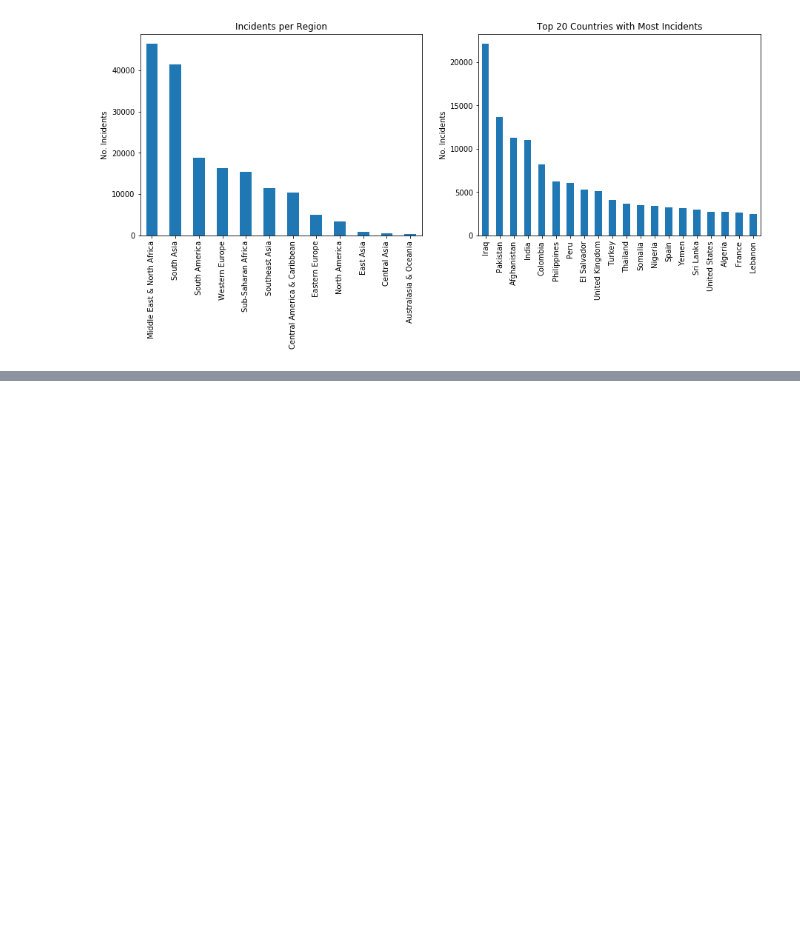
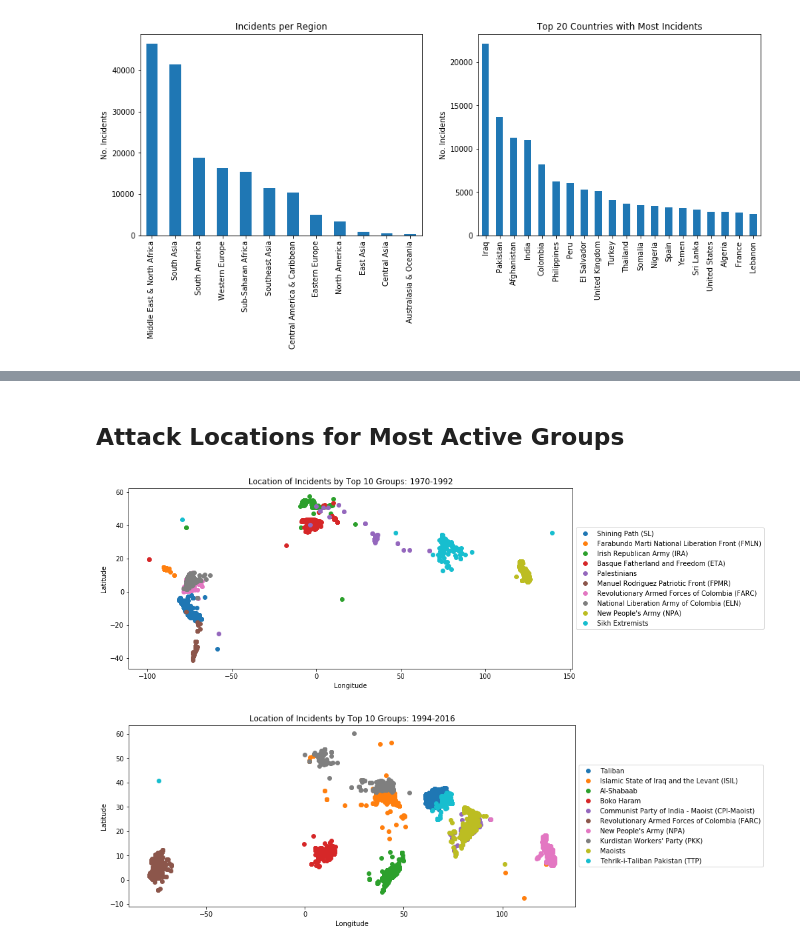
Before and after one commit to jack89roberts/GTD, a Jupyter notebook: GTD_Challenge.ipynb, the cells around one changed output, grey strips where cells are left out. Drawn from its saved outputs; the diff is of its cells as text; code cells hidden in the pictures; blank space fills up the shorter version.

```diff
--- a/GTD_Challenge.ipynb
+++ b/GTD_Challenge.ipynb
@@ -166,0 +233,33 @@ grp_att.sort_values(by='tot_inc',ascending=False).drop('tot_inc',axis=1).head(20
+# %% [markdown]
+## Attack Locations for Most Active Groups
+# %%
+def plot_lonlat(start,stop,n_groups=10):
+    '''Plot longitude and latitude for top n_groups
+       between the years start and stop'''
+
+    # extract years of interest
+    incs = df[start:stop][['gname','longitude','latitude']].dropna()
+    # find top n_groups for this period
+    top_grps = incs['gname'].value_counts().head(n_groups).index
+
+    # make figure, get axes
+    ax=plt.figure(figsize=(15,5)).gca()
+
+    for grp in top_grps:
+        grp_incs = incs[incs['gname']==grp]
+        plt.plot(grp_incs['longitude'],grp_incs['latitude'],marker='o', linestyle='', label=grp)
+
+    # Put legend outside plot, from:
+    # https://stackoverflow.com/questions/4700614/how-to-put-the-legend-out-of-the-plot
+    box = ax.get_position()
+    ax.set_position([box.x0, box.y0, box.width * 0.8, box.height])
+    ax.legend(loc='center left', bbox_to_anchor=(1, 0.5));
+    plt.title('Location of Incidents by Top {} Groups: {}-{}'.format(n_groups,start,stop))
+    plt.xlabel('Longitude')
+    plt.ylabel('Latitude');
+
+plot_lonlat('1970','1992')
+plot_lonlat('1994','2016')
+# %% [output]
+[figure, added]
+[figure, added]
```
Also changed, not shown: parts of 13 cells of this notebook.
